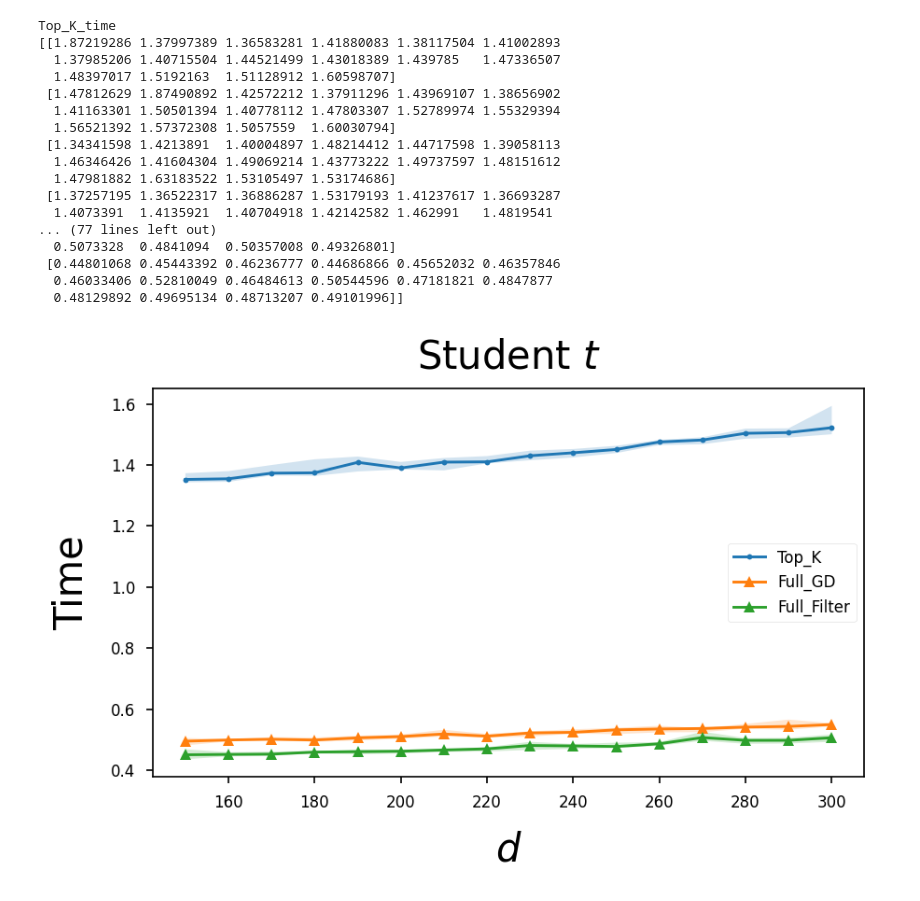
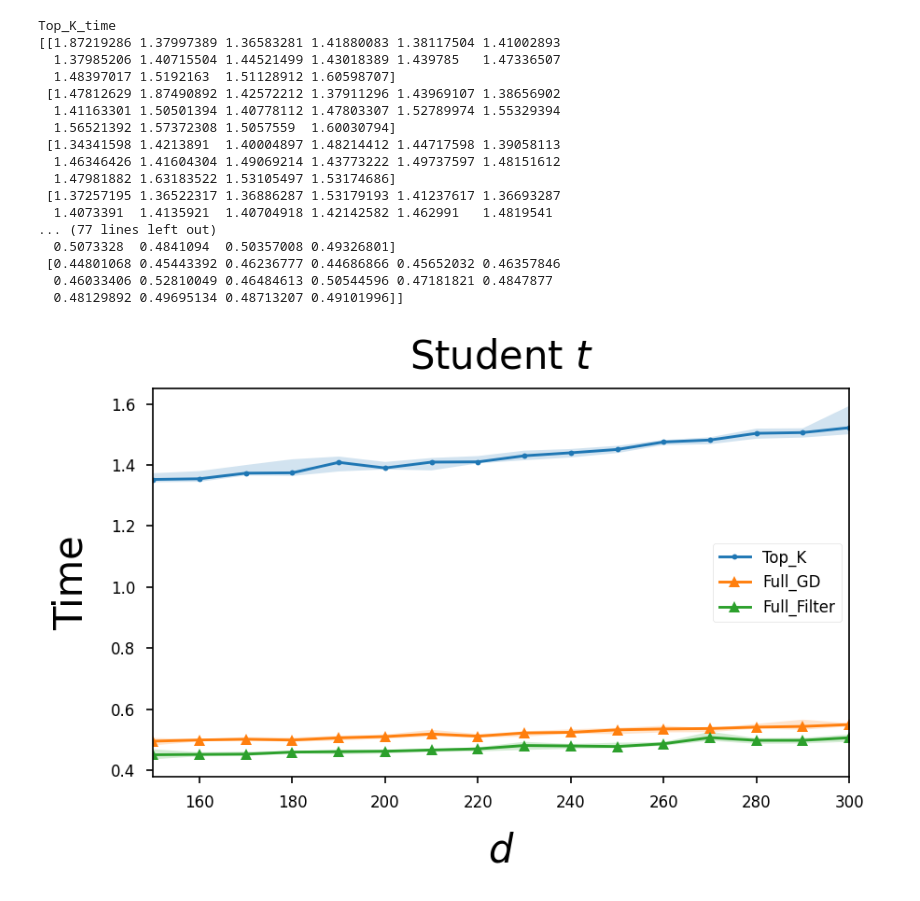
Before and after one commit to ying-hui-he/Robust_mean_estimation, a Jupyter notebook: time.ipynb, the cells around one changed output. Drawn from its saved outputs; the diff is of its cells as text; code cells hidden in the pictures.

Commit message:
Merge all plots.

```diff
--- a/time.ipynb
+++ b/time.ipynb
@@ -226,34 +47,35 @@ keys = [rl.Top_K, rl.Full, rl.Full_Filter]
 
 model = rl.TModel()
 noise_model = rl.DenseNoise(-2)
 model_params = rl.Params(m = m, k = k, eps = eps, param = param)
 
-outputfilename = 'figs/time-vs-dimension-T-1.pdf'
+outputfilename = 'figs/appendix/time-vs-dimension-T-1.pdf'
 inputfilename = 'data/loss-time-vs-dimension-T.pkl'
 title = 'Student $t$'
 xlabel = '$d$'
 ylabel = 'Time'
+xlim = (150, 310)
 
 plot_d_time = rl.plot_data(model = model, noise_model = noise_model, params = model_params, loss = rl.err, keys = keys)
 
-plot_d_time.plotxy_fromfile_time(outputfilename = outputfilename, filename = inputfilename, title = title, xlabel = xlabel, ylabel = ylabel, figsize = figsize, fsize = fsize, fpad = fpad, xs = xs, fontname = fontname)
+plot_d_time.plotxy_fromfile_time(outputfilename = outputfilename, filename = inputfilename, title = title, xlabel = xlabel, ylabel = ylabel, figsize = figsize, fsize = fsize, fpad = fpad, xs = xs, fontname = fontname, xlim=xlim)
 # %% [output]
 Top_K_time
 [[1.87219286 1.37997389 1.36583281 1.41880083 1.38117504 1.41002893
   1.37985206 1.40715504 1.44521499 1.43018389 1.439785   1.47336507
   1.48397017 1.5192163  1.51128912 1.60598707]
  [1.47812629 1.87490892 1.42572212 1.37911296 1.43969107 1.38656902
   1.41163301 1.50501394 1.40778112 1.47803307 1.52789974 1.55329394
   1.56521392 1.57372308 1.5057559  1.60030794]
  [1.34341598 1.4213891  1.40004897 1.48214412 1.44717598 1.39058113
   1.46346426 1.41604304 1.49069214 1.43773222 1.49737597 1.48151612
   1.47981882 1.63183522 1.53105497 1.53174686]
  [1.37257195 1.36522317 1.36886287 1.53179193 1.41237617 1.36693287
   1.4073391  1.4135921  1.40704918 1.42142582 1.462991   1.4819541
 ... (77 lines left out)
   0.5073328  0.4841094  0.50357008 0.49326801]
  [0.44801068 0.45443392 0.46236777 0.44686866 0.45652032 0.46357846
   0.46033406 0.52810049 0.46484613 0.50544596 0.47181821 0.4847877
   0.48129892 0.49695134 0.48713207 0.49101996]]
-[figure, old version]
+[figure, new version]
 [interactive output not drawn]
```
Also changed, not shown: parts of 1 cell of this notebook, 20 other files.
